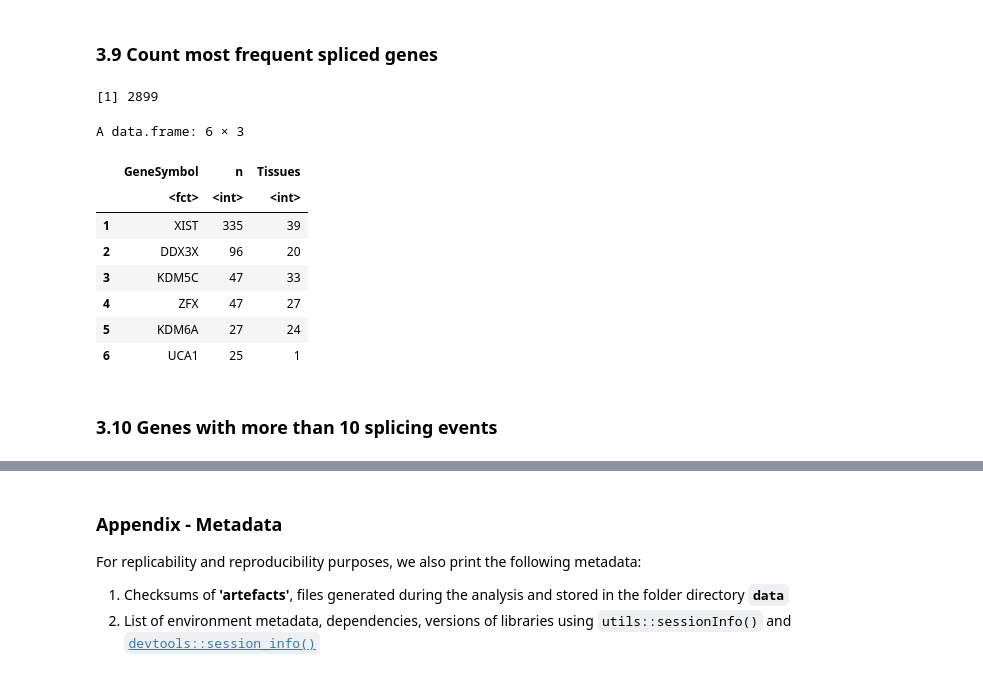
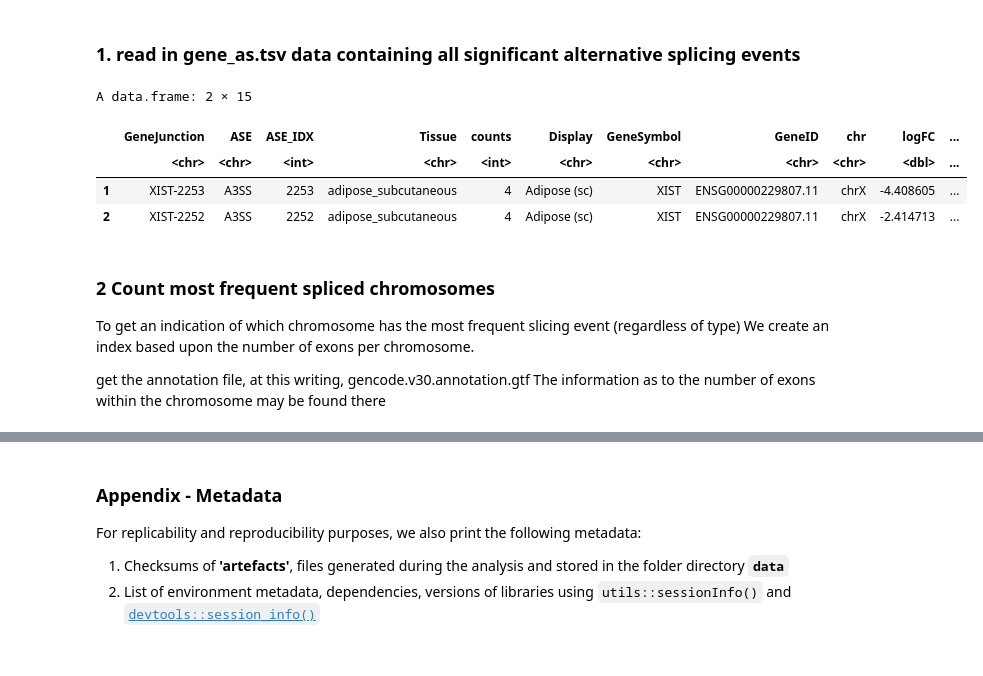
Before and after one commit to TheJacksonLaboratory/sbas, a Jupyter notebook: jupyter/create_SplicingIndex_figure.ipynb, the cells around one changed output, grey strips where cells are left out. Cells and saved outputs as stored; diff of their text form; code cells hidden in the pictures.

```diff
--- a/jupyter/create_SplicingIndex_figure.ipynb
+++ b/jupyter/create_SplicingIndex_figure.ipynb
@@ -517,33 +41,20 @@ A data.frame: 6 × 2
-# %% [markdown]
-### 3.9 Count most frequent spliced genes
-# %%
-res <- gene_as %>% group_by(GeneSymbol) %>% count(GeneSymbol) %>% arrange(desc(n)) %>% as.data.frame()
-res$GeneSymbol <- factor(res$GeneSymbol, levels = res$GeneSymbol)
-length(res$GeneSymbol)
-res2 <- data %>% group_by(Tissue) %>%
-    summarise(Total = sum(Counts)) %>%
-    arrange(desc(Total)) %>%
-    as.data.frame()
-
-#Add number of tissues
-nTissues <- rep(NA, length(res))
-for (i in 1:nrow(res)) {
-  df_gene <- gene_as %>% filter(GeneSymbol == res$GeneSymbol[i])
-  nTissues[i] <- length(unique(df_gene$Tissue))
-}
-res$Tissues <- nTissues
-head(res)
-write.table(res, file = "../data/genesWithCommonAS.tsv", sep = "\t", quote = F, row.names = F)
-# %% [output]
-[1] 2899
-A data.frame: 6 × 3
-|  | GeneSymbol | n | Tissues |
-|  | <fct> | <int> | <int> |
-| 1 | XIST | 335 | 39 |
-| 2 | DDX3X | 96 | 20 |
-| 3 | KDM5C | 47 | 33 |
-| 4 | ZFX | 47 | 27 |
-| 5 | KDM6A | 27 | 24 |
-| 6 | UCA1 | 25 | 1 |
-# %% [markdown]
-### 3.10 Genes with more than 10 splicing events
+# %% [markdown]
+### 1. read in gene_as.tsv data containing all significant alternative splicing events
+# %%
+filename <- "../data/gene_as.tsv"
+gene_as <- read.table(filename, header=TRUE, sep="\t",
+                               skipNul=FALSE, stringsAsFactors = FALSE)
+head(gene_as,2)
+# %% [output]
+A data.frame: 2 × 15
+|  | GeneJunction | ASE | ASE_IDX | Tissue | counts | Display | GeneSymbol | GeneID | chr | logFC | ... |
+|  | <chr> | <chr> | <int> | <chr> | <int> | <chr> | <chr> | <chr> | <chr> | <dbl> | ... |
+| 1 | XIST-2253 | A3SS | 2253 | adipose_subcutaneous | 4 | Adipose (sc) | XIST | ENSG00000229807.11 | chrX | -4.408605 | ... |
+| 2 | XIST-2252 | A3SS | 2252 | adipose_subcutaneous | 4 | Adipose (sc) | XIST | ENSG00000229807.11 | chrX | -2.414713 | ... |
+# %% [markdown]
+### 2 Count most frequent spliced chromosomes
+To get an indication of which chromosome has the most frequent slicing event (regardless of type)
+We create an index based upon the number of exons per chromosome.
+
+get the annotation file, at this writing, gencode.v30.annotation.gtf
+The information as to the number of exons within the chromosome may be found there
```
Also changed, not shown: parts of 54 cells of this notebook, 3 other files.
